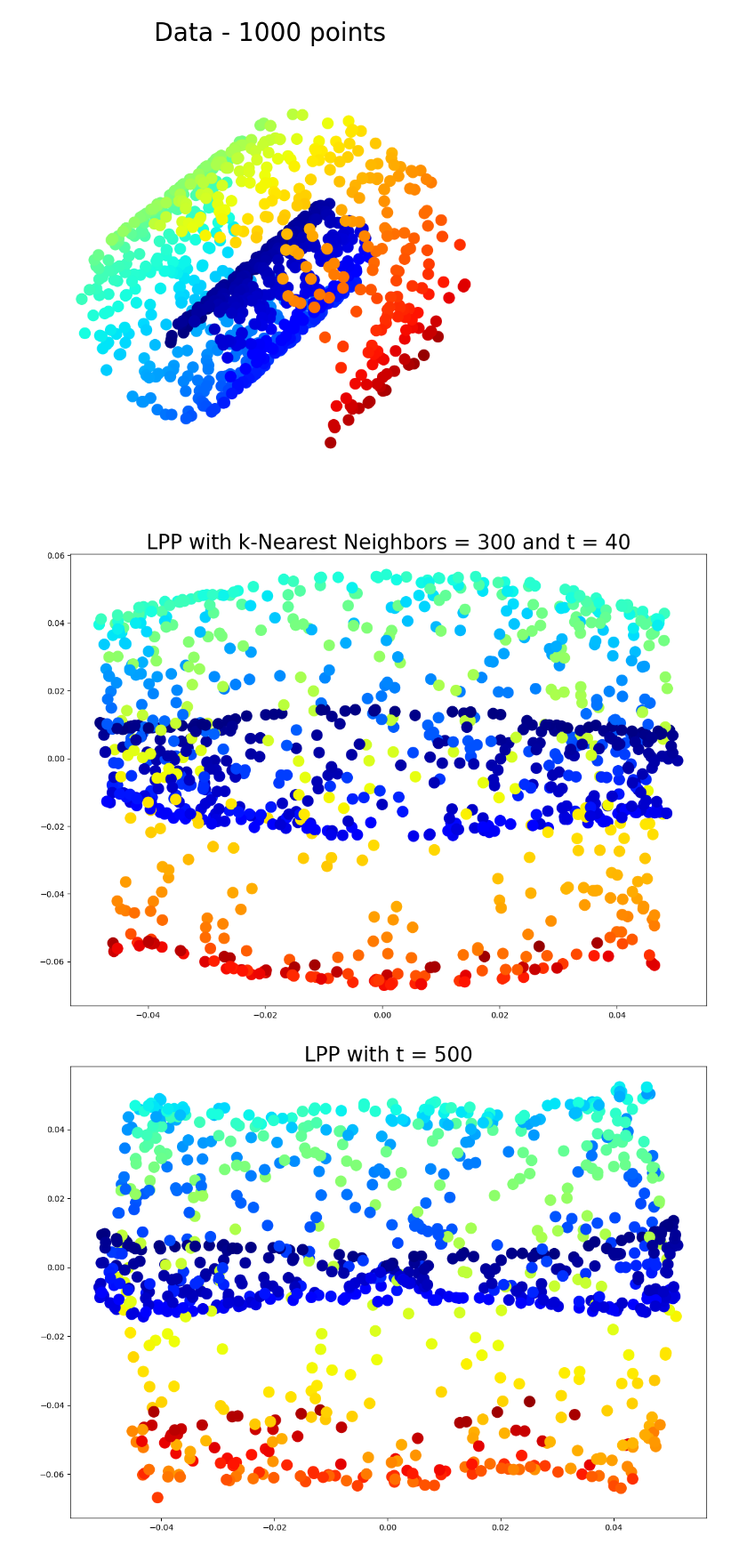
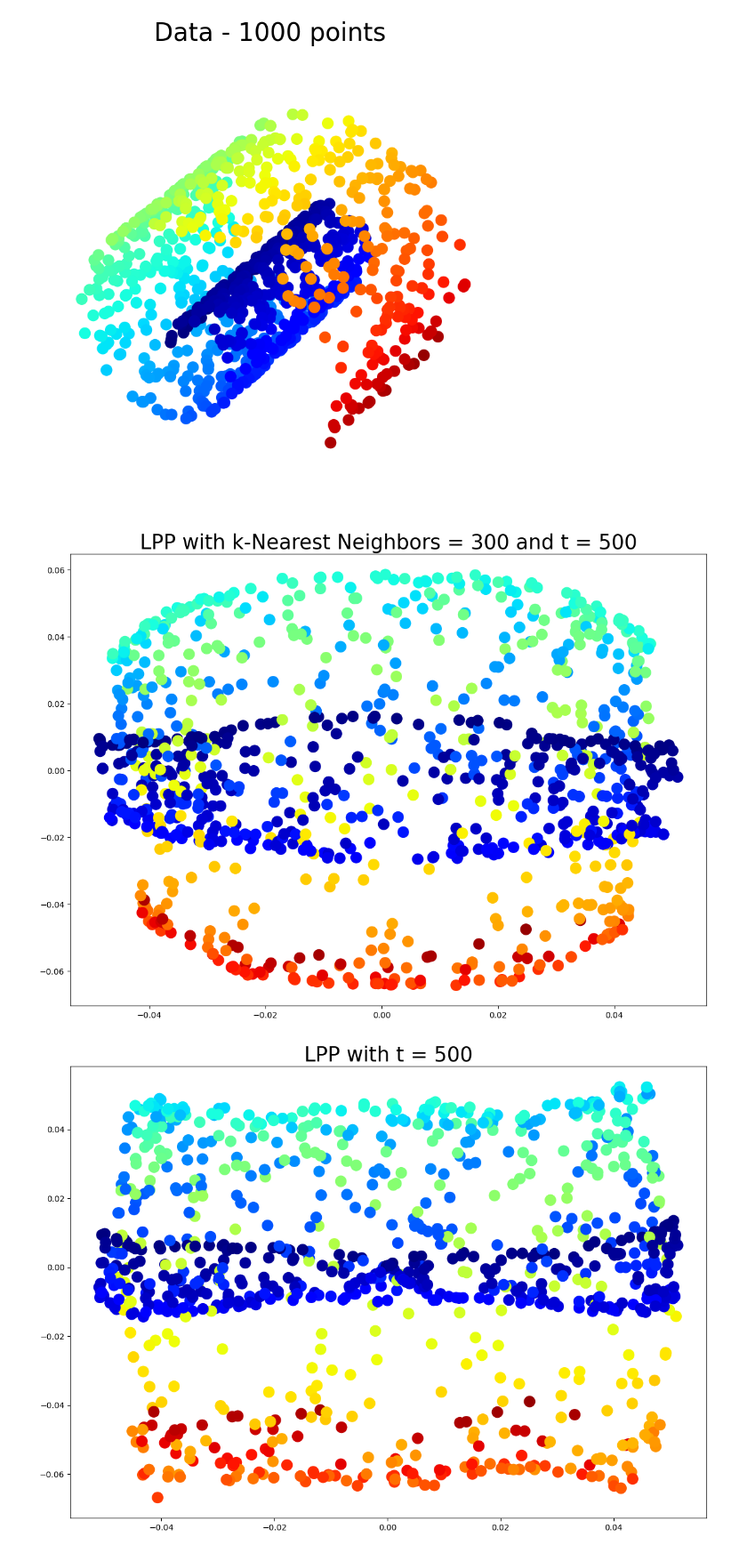
Before and after one commit to TonyHuang6666/Manifold-Learning, a Jupyter notebook: Locality preserving projection/LPP-Original.ipynb, the cells around one changed output. Shown at 89% size. Cells and saved outputs as stored; diff of their text form; code cells hidden in the pictures.

```diff
--- a/Locality preserving projection/LPP-Original.ipynb
+++ b/Locality preserving projection/LPP-Original.ipynb
@@ -104,7 +104,7 @@ def compute_neighborhood_matrix(Data, method, n_neighbors):
         knn_matrix = k_nearest_neighbors(Data, n_neighbors)
         knn_adjacency = knn_to_adjacency(knn_matrix)
         knn_matrix2 = adjacency_to_knn(Data, knn_adjacency, n_neighbors)
-        np.savetxt('knn_matrix.csv', knn_matrix, delimiter=',')
+        np.savetxt('knn_matrix1.csv', knn_matrix, delimiter=',')
         np.savetxt('knn_adjacency.csv', knn_adjacency, delimiter=',')
         np.savetxt('knn_matrix2.csv', knn_matrix2, delimiter=',')
         return knn_matrix
@@ -198,29 +198,29 @@ ax.axis("off")
 # %%
 # 绘制及保存投影图
 if not os.path.exists('output'):
     os.makedirs('output')
 for method in ['knn', 'epsilon']:
     plt.figure(figsize=(14, 10))
     if method == 'epsilon':
         t= 500
         n_neighbors = 300
         lpp_embeddings = LPP(Data_T, n_components=2, method=method, n_neighbors=n_neighbors, t=t)
         plt.title('LPP with t = ' + str(t), size=25)
         file_name = 'LPP_epsilon_t = ' + str(t) + '.png'
         file_path = os.path.join('.', 'output', file_name)
         plt.scatter(lpp_embeddings[:, 0], lpp_embeddings[:, 1], c=plt.cm.jet((Data_T[:, 0] ** 2 + Data_T[:, 2] ** 2) / 100),s=200, lw=0, alpha=1)
         plt.savefig(file_path)
     elif method == 'knn':
         n_neighbors = 300
-        t= 40
+        t= 500
         lpp_embeddings = LPP(Data_T, n_components=2, method=method, n_neighbors=n_neighbors, t=t)
         plt.title('LPP with k-Nearest Neighbors = ' + str(n_neighbors) + ' and t = ' + str(t), size=25)
         file_name = 'LPP_knn_' + str(n_neighbors) + '_t=' + str(t) + '.png'
         file_path = os.path.join('.', 'output', file_name)
         plt.scatter(lpp_embeddings[:, 0], lpp_embeddings[:, 1], c=plt.cm.jet((Data_T[:, 0] ** 2 + Data_T[:, 2] ** 2) / 100),s=200, lw=0, alpha=1)
         plt.savefig(file_path)
     plt.show()
 # %% [output]
-[figure, old version]
+[figure, new version]
 [figure]
 # %%
```
Also changed, not shown: parts of 1 cell of this notebook, 1 other file.
